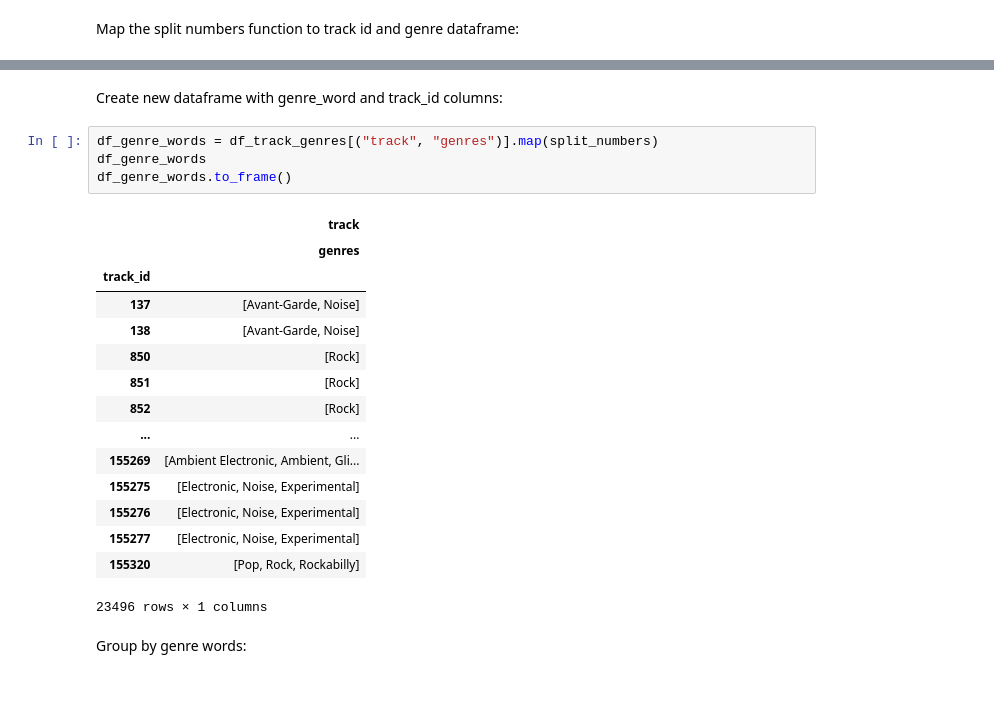
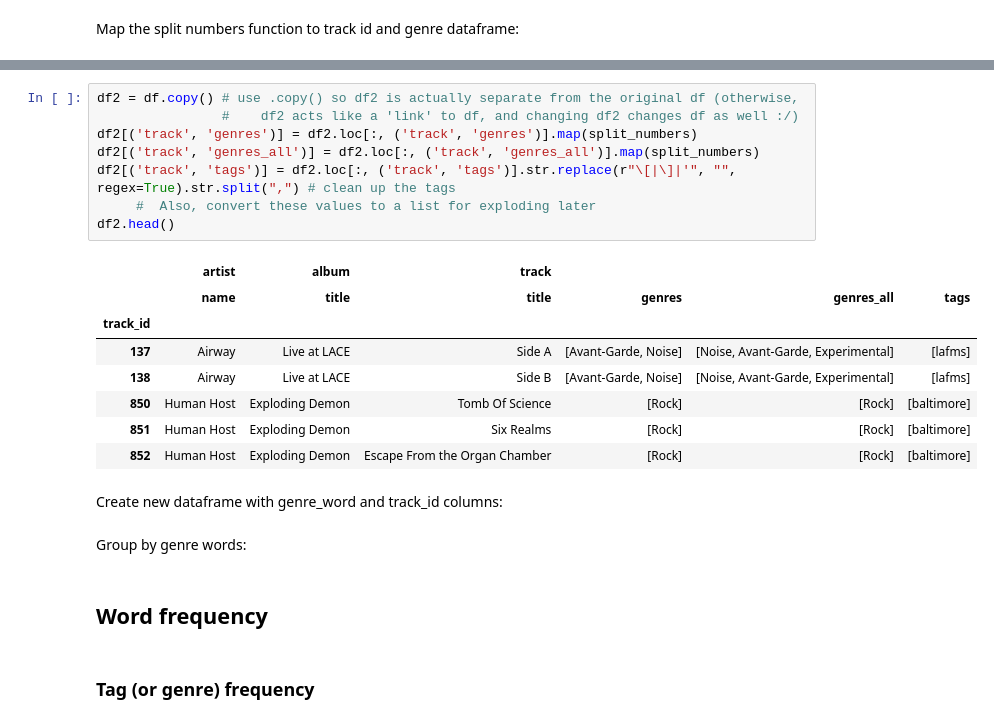
Before and after one commit to mayabflannery/exp-music-semantics, a Jupyter notebook: analysis/analyseFMASubset.ipynb, the cells around one changed output, grey strips where cells are left out. Saved outputs shown, nothing was run; the diff lists cells and outputs as text; blank space fills up the shorter version.

```diff
--- a/analysis/analyseFMASubset.ipynb
+++ b/analysis/analyseFMASubset.ipynb
@@ -278,24 +135,25 @@ Name: (track, genres), Length: 23496, dtype: object
+# %%
+df2 = df.copy() # use .copy() so df2 is actually separate from the original df (otherwise,
+                #    df2 acts like a 'link' to df, and changing df2 changes df as well :/)
+df2[('track', 'genres')] = df2.loc[:, ('track', 'genres')].map(split_numbers)
+df2[('track', 'genres_all')] = df2.loc[:, ('track', 'genres_all')].map(split_numbers)
+df2[('track', 'tags')] = df2.loc[:, ('track', 'tags')].str.replace(r"\[|\]|'", "", regex=True).str.split(",") # clean up the tags
+     #  Also, convert these values to a list for exploding later
+df2.head()
+# %% [output]
+|  | artist | album | track |  |  |  |
+|  | name | title | title | genres | genres_all | tags |
+| track_id |  |  |  |  |  |  |
+| 137 | Airway | Live at LACE | Side A | [Avant-Garde, Noise] | [Noise, Avant-Garde, Experimental] | [lafms] |
+| 138 | Airway | Live at LACE | Side B | [Avant-Garde, Noise] | [Noise, Avant-Garde, Experimental] | [lafms] |
+| 850 | Human Host | Exploding Demon | Tomb Of Science | [Rock] | [Rock] | [baltimore] |
+| 851 | Human Host | Exploding Demon | Six Realms | [Rock] | [Rock] | [baltimore] |
+| 852 | Human Host | Exploding Demon | Escape From the Organ Chamber | [Rock] | [Rock] | [baltimore] |
 # %% [markdown]
 Create new dataframe with genre_word and track_id columns:
-# %%
-df_genre_words = df_track_genres[("track", "genres")].map(split_numbers)
-df_genre_words
-df_genre_words.to_frame()
-# %% [output]
-|  | track |
-|  | genres |
-| track_id |  |
-| 137 | [Avant-Garde, Noise] |
-| 138 | [Avant-Garde, Noise] |
-| 850 | [Rock] |
-| 851 | [Rock] |
-| 852 | [Rock] |
-| ... | ... |
-| 155269 | [Ambient Electronic, Ambient, Gli... |
-| 155275 | [Electronic, Noise, Experimental] |
-| 155276 | [Electronic, Noise, Experimental] |
-| 155277 | [Electronic, Noise, Experimental] |
-| 155320 | [Pop, Rock, Rockabilly] |
-23496 rows × 1 columns
 # %% [markdown]
 Group by genre words:
+# %% [markdown]
+## Word frequency
+# %% [markdown]
+### Tag (or genre) frequency
```
Also changed, not shown: parts of 49 cells of this notebook, 1 other file.
